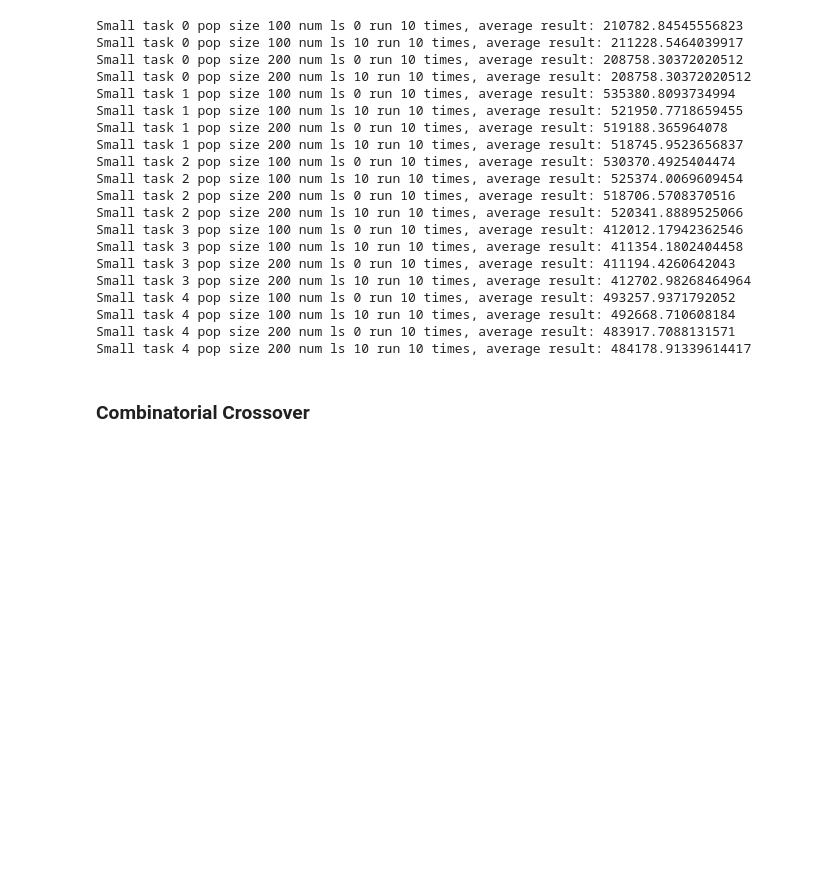
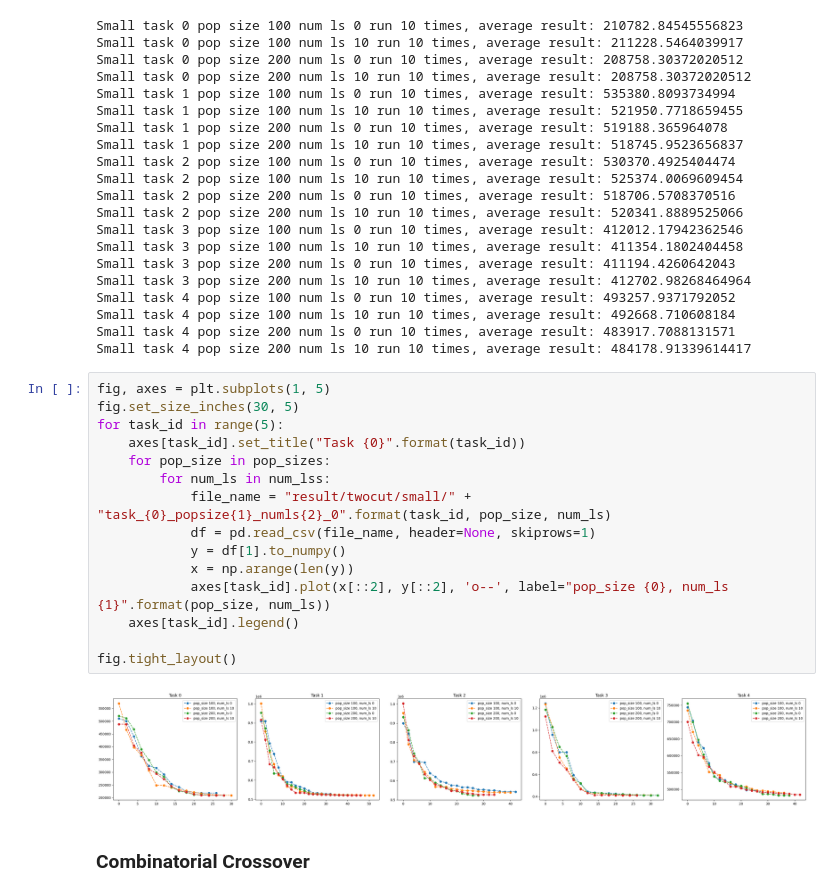
Before and after one commit to vuanhhuyhlqn/supply_chain_optimize, a Jupyter notebook: result.ipynb, the cells around one changed output. Saved outputs shown, nothing was run; the diff lists cells and outputs as text; blank space fills up the shorter version.

Commit message:
plot test

```diff
--- a/result.ipynb
+++ b/result.ipynb
@@ -45,6 +49,23 @@ Small task 4 pop size 100 num ls 0 run 10 times, average result: 493257.93717920
 Small task 4 pop size 100 num ls 10 run 10 times, average result: 492668.710608184
 Small task 4 pop size 200 num ls 0 run 10 times, average result: 483917.7088131571
 Small task 4 pop size 200 num ls 10 run 10 times, average result: 484178.91339614417
+# %%
+fig, axes = plt.subplots(1, 5)
+fig.set_size_inches(30, 5)
+for task_id in range(5):
+	axes[task_id].set_title("Task {0}".format(task_id))
+	for pop_size in pop_sizes:
+		for num_ls in num_lss:
+			file_name = "result/twocut/small/" + "task_{0}_popsize{1}_numls{2}_0".format(task_id, pop_size, num_ls)
+			df = pd.read_csv(file_name, header=None, skiprows=1)
+			y = df[1].to_numpy()
+			x = np.arange(len(y))
+			axes[task_id].plot(x[::2], y[::2], 'o--', label="pop_size {0}, num_ls {1}".format(pop_size, num_ls))
+	axes[task_id].legend()
+
+fig.tight_layout()
+# %% [output]
+[figure, added]
 # %% [markdown]
 ### Combinatorial Crossover
 # %%
```
Also changed, not shown: parts of 4 cells of this notebook.
